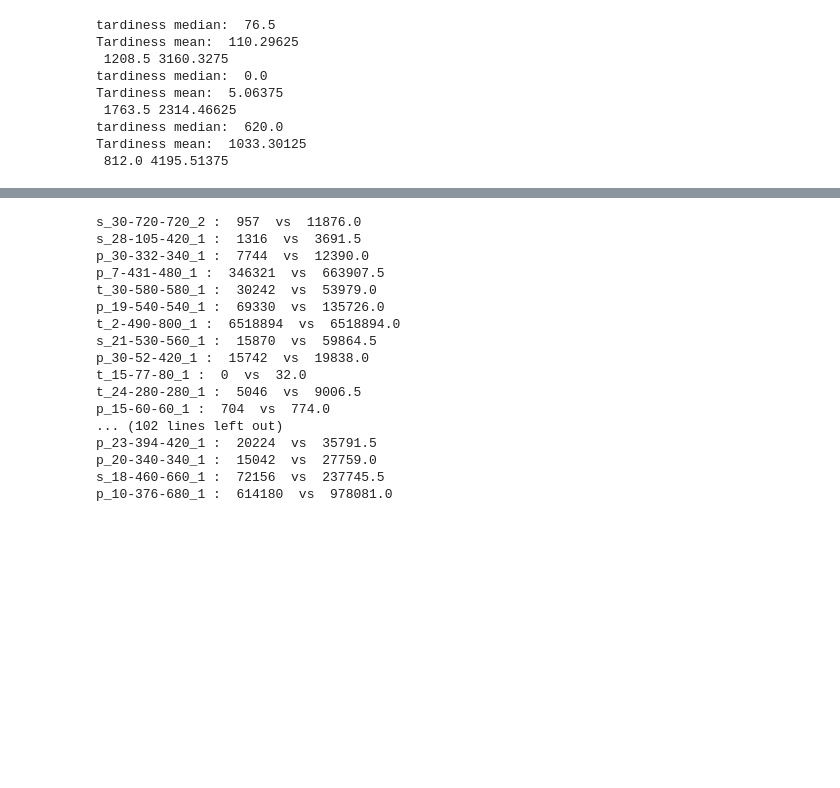
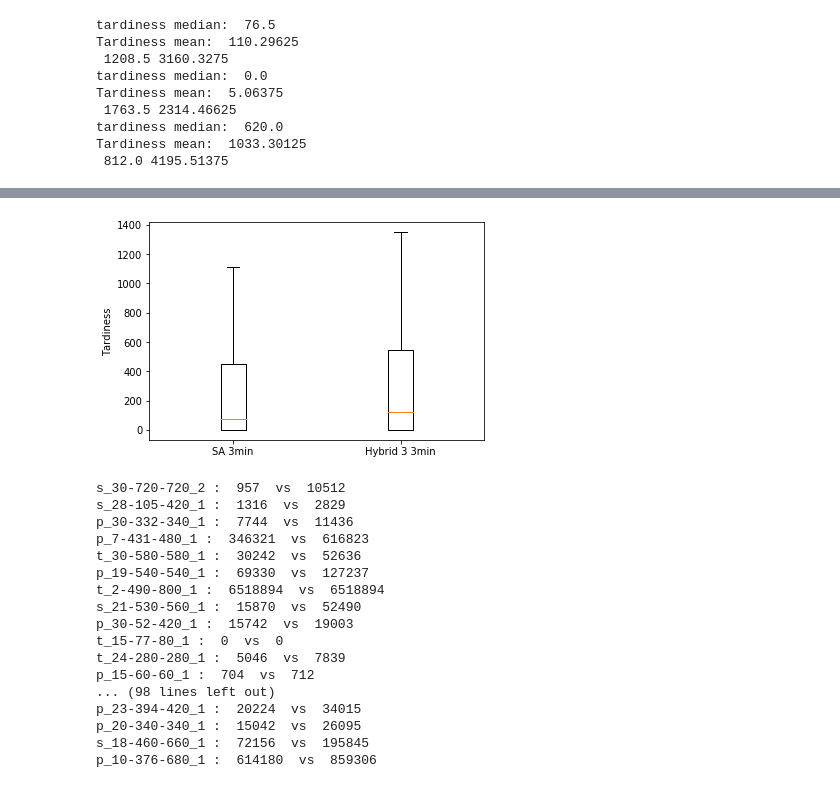
Before and after one commit to ocatias/Metaheuristic-UPMS, a Jupyter notebook: Notebooks/FigureNotebooks.ipynb, the cells around one changed output, grey strips where cells are left out. Saved outputs shown, nothing was run; the diff lists cells and outputs as text; code cells hidden in the pictures; blank space fills up the shorter version.

```diff
--- a/Notebooks/FigureNotebooks.ipynb
+++ b/Notebooks/FigureNotebooks.ipynb
@@ -258,3 +262,12 @@ Tardiness mean:  629120.2857142857
+# %%
+fig1, ax1 = plt.subplots()
+ls_bugfix = [list(sa_3_t_mean), list(hy_3m)]
+ax1.boxplot(ls_bugfix, showfliers=False)
+ax1.set_xticklabels(['SA 3min', 'Hybrid 3 3min'])
+plt.ylabel("Tardiness")
+plt.show()
+# %% [output]
+[figure, added]
 # %%
 def change_dict_to_scores(tardiness, makespan):
     output = []
@@ -281,6 +294,9 @@ def change_dict_to_tardiness(tardiness):
 # %%
 vlns_3m_scores = change_dict_to_scores(vlns_3m_t, vlns_3m_ms)
 vlns_30m_scores = change_dict_to_scores(vlns_30m_t, vlns_30m_ms)
+
+hy_3m_scores = change_dict_to_scores(hy_3m_t, hy_3m_ms)
+
 
 sa_3m_scores = change_dict_to_scores(sa_3_t, sa_3_ms)
 sa_1m_scores = change_dict_to_scores(sa_1_t, sa_1_ms)
@@ -294,6 +310,9 @@ sa_30m_t = change_dict_to_tardiness(sa_30_t)
 vlns_3m_t_d = change_dict_to_tardiness(vlns_3m_t)
 vlns_30m_t_d = change_dict_to_tardiness(vlns_30m_t)
 
+hy_3m_t_d = change_dict_to_tardiness(hy_3m_t)
+
+
 for i in range(len(vlns_3m_scores)):
     if vlns_30m_t_d[i] <= vlns_3m_t_d[i]:
         print(instances[i], ": ", vlns_30m_t_d[i], " vs ", vlns_3m_t_d[i])
@@ -302,20 +321,20 @@ for i in range(len(vlns_3m_scores)):
 #    if vlns_3m_scores[i] <= sa_3m_scores[i]:
 #        print(instances[i], ": ", vlns_3m_scores[i], " vs ", sa_3m_scores[i])
 # %% [output]
-s_30-720-720_2 :  957  vs  11876.0
-s_28-105-420_1 :  1316  vs  3691.5
-p_30-332-340_1 :  7744  vs  12390.0
-p_7-431-480_1 :  346321  vs  663907.5
-t_30-580-580_1 :  30242  vs  53979.0
-p_19-540-540_1 :  69330  vs  135726.0
-t_2-490-800_1 :  6518894  vs  6518894.0
-s_21-530-560_1 :  15870  vs  59864.5
-p_30-52-420_1 :  15742  vs  19838.0
-t_15-77-80_1 :  0  vs  32.0
-t_24-280-280_1 :  5046  vs  9006.5
-p_15-60-60_1 :  704  vs  774.0
-... (102 lines left out)
-p_23-394-420_1 :  20224  vs  35791.5
-p_20-340-340_1 :  15042  vs  27759.0
-s_18-460-660_1 :  72156  vs  237745.5
-p_10-376-680_1 :  614180  vs  978081.0
+s_30-720-720_2 :  957  vs  10512
+s_28-105-420_1 :  1316  vs  2829
+p_30-332-340_1 :  7744  vs  11436
+p_7-431-480_1 :  346321  vs  616823
+t_30-580-580_1 :  30242  vs  52636
+p_19-540-540_1 :  69330  vs  127237
+t_2-490-800_1 :  6518894  vs  6518894
+s_21-530-560_1 :  15870  vs  52490
+p_30-52-420_1 :  15742  vs  19003
+t_15-77-80_1 :  0  vs  0
+t_24-280-280_1 :  5046  vs  7839
+p_15-60-60_1 :  704  vs  712
+... (98 lines left out)
+p_23-394-420_1 :  20224  vs  34015
+p_20-340-340_1 :  15042  vs  26095
+s_18-460-660_1 :  72156  vs  195845
+p_10-376-680_1 :  614180  vs  859306
```
Also changed, not shown: parts of 12 cells of this notebook, 2 other files.
